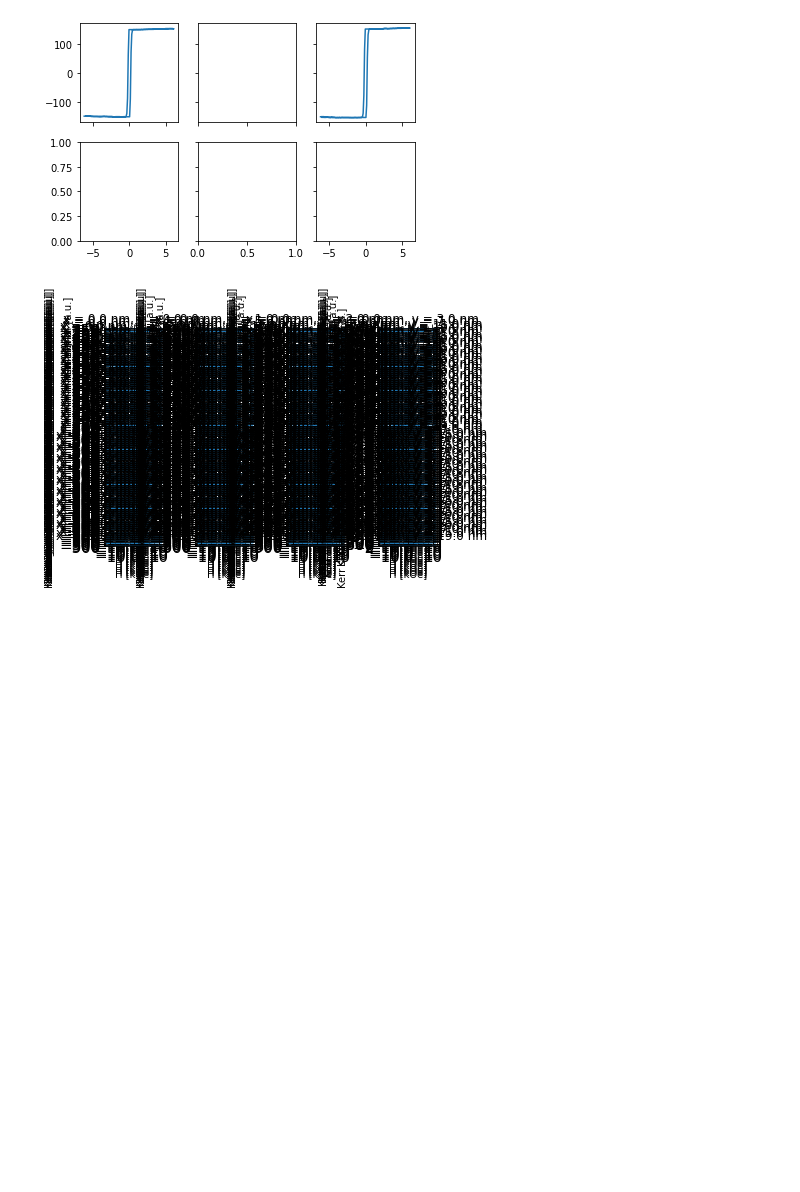
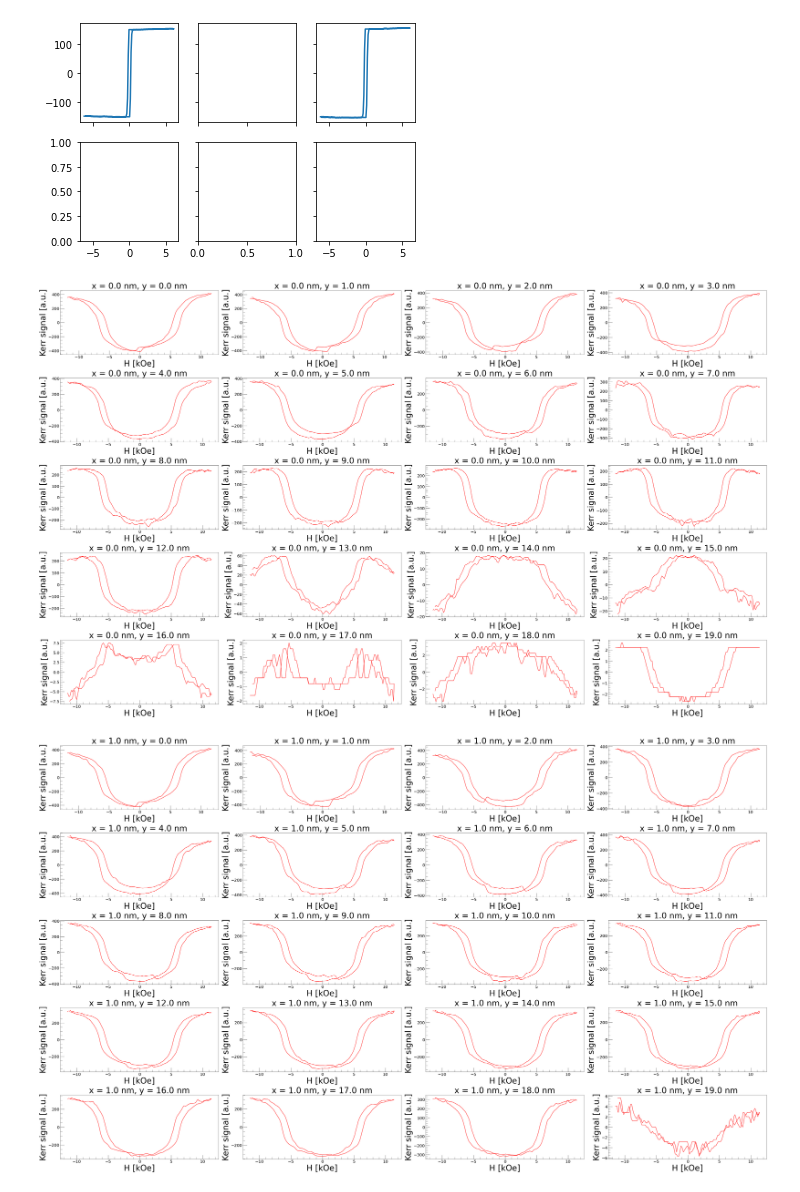
Before and after one commit to LukaszFrackowiak/PyHist, a Jupyter notebook: Pyhist.ipynb, the cells around one changed output. Drawn from its saved outputs; the diff is of its cells as text; code cells hidden in the pictures; blank space fills up the shorter version.

```diff
--- a/Pyhist.ipynb
+++ b/Pyhist.ipynb
@@ -66,27 +70,36 @@ ax[0,0].plot(make_df(files[1]).iloc[6:,0].astype(float),make_df(files[1]).iloc[6
 [<matplotlib.lines.Line2D at 0x...>]
 [figure]
 # %%
+%%capture
+#funkcja magiczna nie pozwalająca wyświetlać outputu całej komórki. !!! ważne musi być zastosowana w pierwszej linii komórki
+
 ncols=4
-nrows=math.ceil(len(files)/ncols)
-fig, ax = plt.subplots(nrows, ncols)
-plt.subplots_adjust(wspace=0.5, hspace=1)
-plt.rcParams['figure.figsize'] = [20, 20]
+nrows=5
+counter=0
 Errors =list()
-counter=0
-try:
-    for i in np.arange(nrows):
-        for j in np.arange(ncols):
-            df= make_df(files[counter])
-            ax[i,j].plot(df.iloc[6:,0].astype(float),df.iloc[6:,1].astype(float))
-            ax[i,j].set_title(f"x = {float(df.iloc[0,1])} nm, y = {float(df.iloc[1,1])} nm")
-            ax[i,j].set_xlabel("H [kOe]")
-            ax[i,j].set_ylabel("Kerr signal [a.u.]")
-            ax[i,j].minorticks_on()
-            ax[i,j].tick_params(axis="both", which = "major", length=5, direction ="in", labelsize= 15)
-            ax[i,j].tick_params(axis="both", which = "minor", length=3, direction ="in")
-            counter += 1
-except IndexError:
-    Errors.append((i,j))
-#plt.savefig("hyst.pdf")
+font=40
+plt.rcParams["figure.figsize"] = (50,30)
+for k in np.arange(math.ceil(len(files)/(ncols*nrows))):
+    try:
+
+        fig, ax = plt.subplots(nrows, ncols,constrained_layout=True)
+
+        for i in np.arange(nrows):
+            for j in np.arange(ncols):
+                df= make_df(files[counter])
+                ax[i,j].plot(df.iloc[6:,0].astype(float),df.iloc[6:,1].astype(float),"r")
+                ax[i,j].set_title(f"x = {float(df.iloc[0,1])} nm, y = {float(df.iloc[1,1])} nm",fontsize=font)
+                ax[i,j].set_xlabel("H [kOe]",fontsize=font)
+                ax[i,j].set_ylabel("Kerr signal [a.u.]",fontsize=font)
+                ax[i,j].minorticks_on()
+                ax[i,j].tick_params(axis="both", which = "major", length=20, direction ="in",labelsize=20)
+                ax[i,j].tick_params(axis="both", which = "minor", length=10, direction ="in")
+                counter += 1
+
+    except IndexError:
+        Errors.append((i,j))
+#zapis wszystkich plotow do listy. 1 element listy to wszystkie ploty dla danego k
+figs = list(map(plt.figure, plt.get_fignums()))
 # %% [output]
-[figure, old version]
+[figure, new version]
+[figure, added]
```
Also changed, not shown: parts of 3 cells of this notebook.
